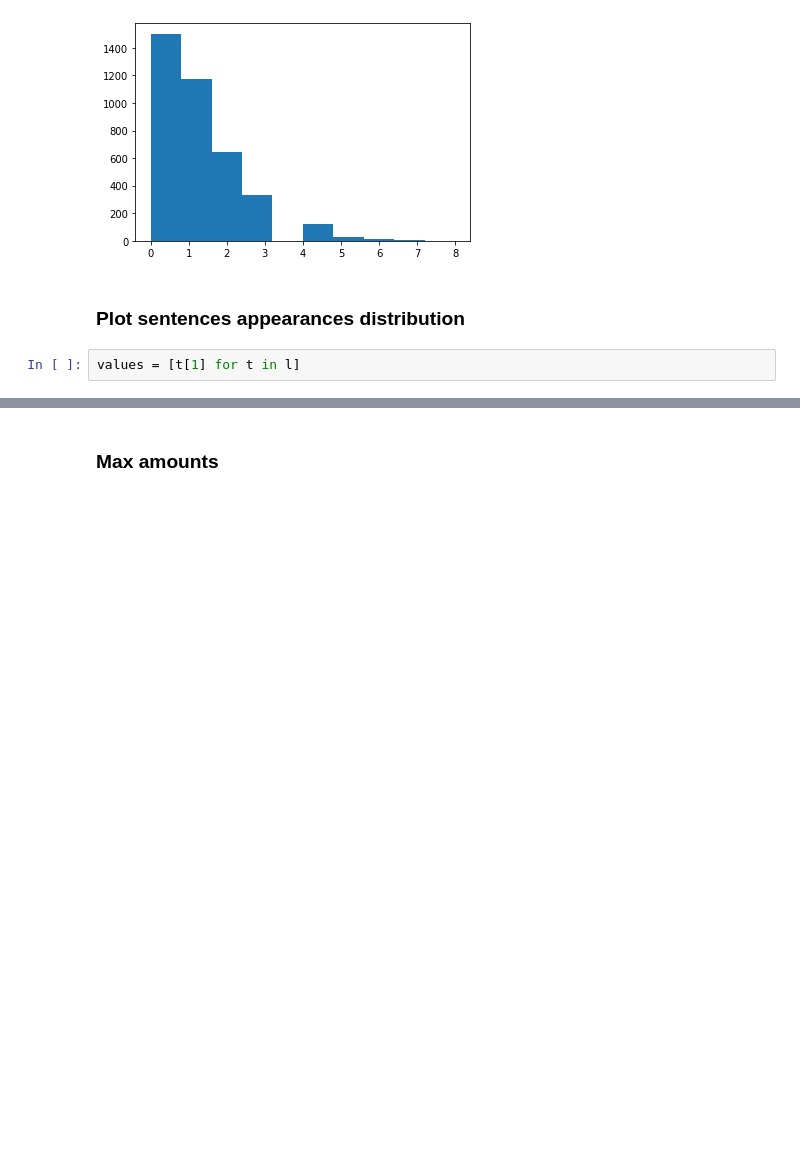
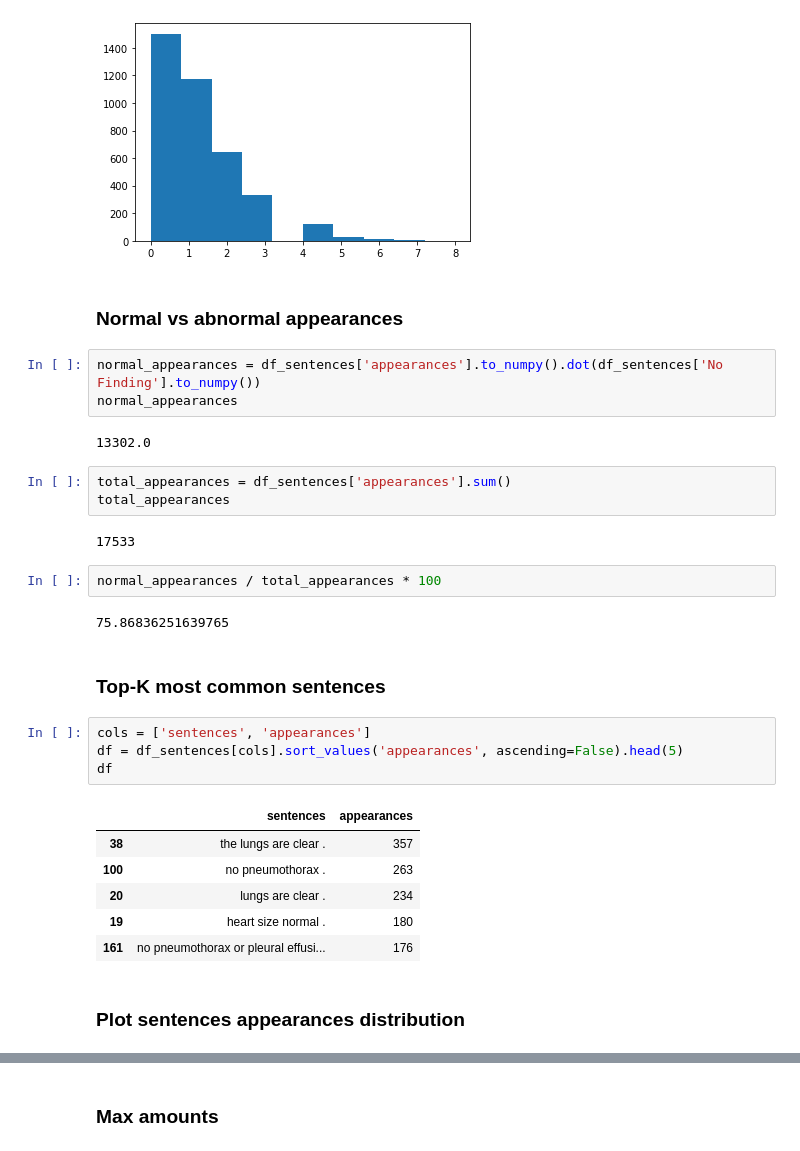
Before and after one commit to pdpino/medical-ai, a Jupyter notebook: medai/datasets/notebooks/iu_xray.ipynb, the cells around one changed output, grey strips where cells are left out. Saved outputs shown, nothing was run; the diff lists cells and outputs as text; blank space fills up the shorter version.

```diff
--- a/medai/datasets/notebooks/iu_xray.ipynb
+++ b/medai/datasets/notebooks/iu_xray.ipynb
@@ -734,7 +748,34 @@ plt.hist(res)
  array([0. , 0.8, 1.6, 2.4, 3.2, 4. , 4.8, 5.6, 6.4, 7.2, 8. ]),
  <a list of 10 Patch objects>)
 [figure]
+# %% [markdown]
+### Normal vs abnormal appearances
+# %%
+normal_appearances = df_sentences['appearances'].to_numpy().dot(df_sentences['No Finding'].to_numpy())
+normal_appearances
+# %% [output]
+13302.0
+# %%
+total_appearances = df_sentences['appearances'].sum()
+total_appearances
+# %% [output]
+17533
+# %%
+normal_appearances / total_appearances * 100
+# %% [output]
+75.86836251639765
+# %% [markdown]
+### Top-K most common sentences
+# %%
+cols = ['sentences', 'appearances']
+df = df_sentences[cols].sort_values('appearances', ascending=False).head(5)
+df
+# %% [output]
+|  | sentences | appearances |
+| 38 | the lungs are clear . | 357 |
+| 100 | no pneumothorax . | 263 |
+| 20 | lungs are clear . | 234 |
+| 19 | heart size normal . | 180 |
+| 161 | no pneumothorax or pleural effusi... | 176 |
 # %% [markdown]
 ### Plot sentences appearances distribution
-# %%
-values = [t[1] for t in l]
```
Also changed, not shown: parts of 23 cells of this notebook, 12 other files.
